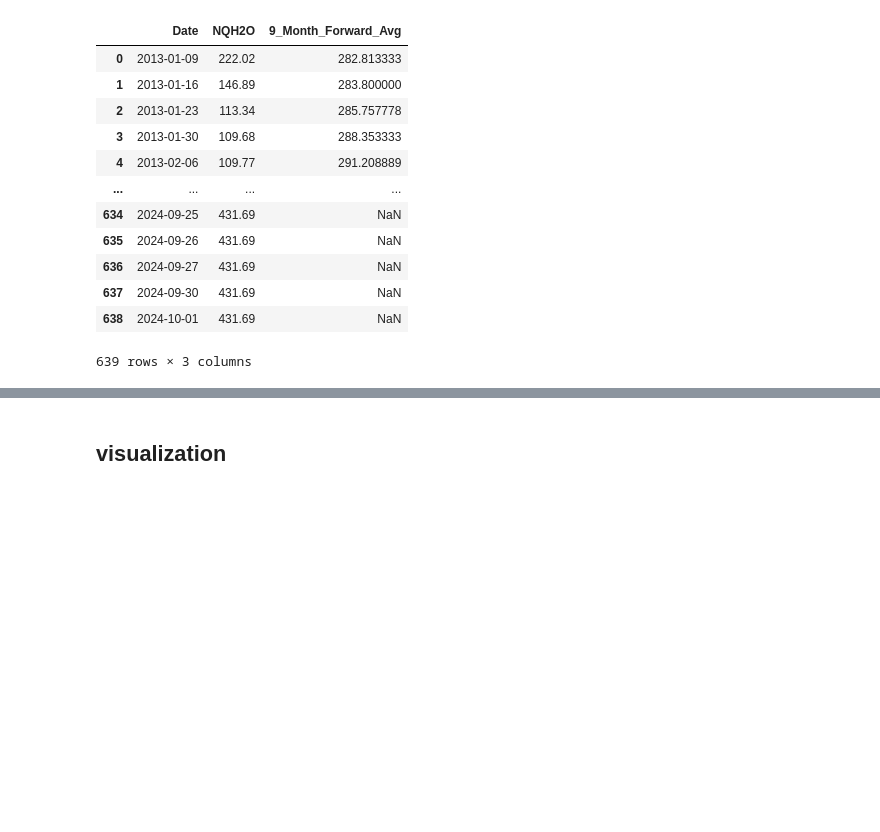
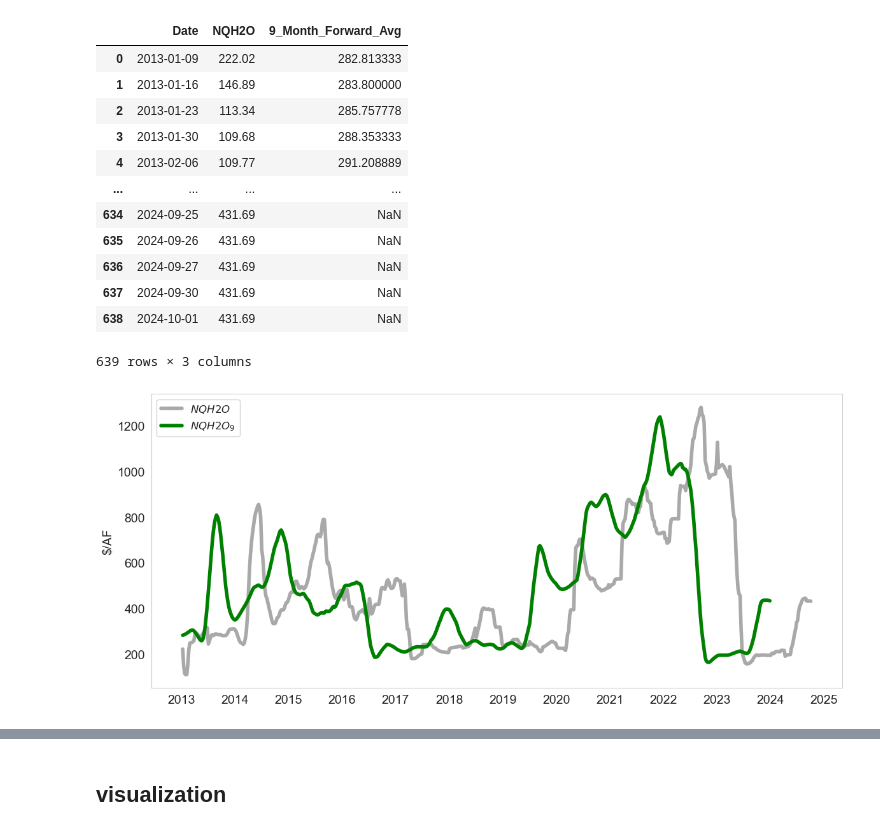
Before and after one commit to dlkency/CALFEWS, a Jupyter notebook: ensemble_pred.ipynb, the cells around one changed output, grey strips where cells are left out. Cells and saved outputs as stored; diff of their text form; code cells hidden in the pictures; blank space fills up the shorter version.

```diff
--- a/ensemble_pred.ipynb
+++ b/ensemble_pred.ipynb
@@ -194,6 +188,24 @@ combined_df
 | 637 | 2024-09-30 | 431.69 | NaN |
 | 638 | 2024-10-01 | 431.69 | NaN |
 639 rows × 3 columns
+# %%
+
+plt.figure(figsize=(14, 6))
+
+plt.plot(combined_df['Date'], combined_df['NQH2O'], label=r'$NQH2O$', linestyle='-', color='darkgrey', linewidth=4)
+plt.plot(combined_df['Date'], combined_df['9_Month_Forward_Avg'], label=r'$NQH2O_{9}$', linestyle='-', color='green', linewidth=4)
+plt.ylabel('$/AF', fontsize=14)
+# plt.ylim(0, 1400)
+plt.gca().xaxis.set_major_locator(mdates.YearLocator())
+plt.gca().xaxis.set_major_formatter(mdates.DateFormatter('%Y'))
+plt.xticks(fontsize=14)
+plt.yticks(fontsize=14)
+plt.legend(fontsize=12, loc='upper left')
+plt.grid(False)
+
+plt.show()
+# %% [output]
+[figure, added]
 # %%
 #around 100 columns do not exisit in the synthetic data, remove those features in the validation data that will be used to train the model
 reference_file = 'results/1/results.hdf5'
```
Also changed, not shown: parts of 35 cells of this notebook, 30 other files.
